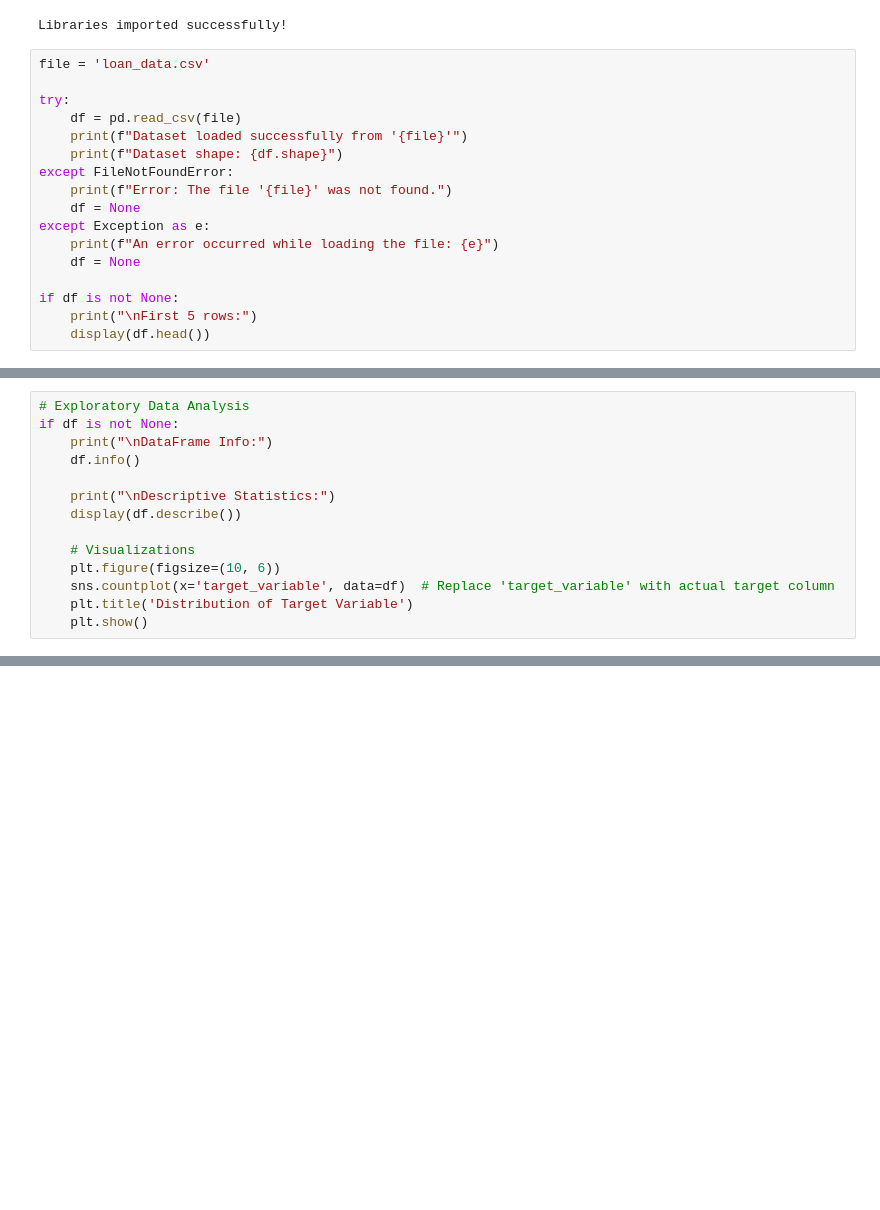
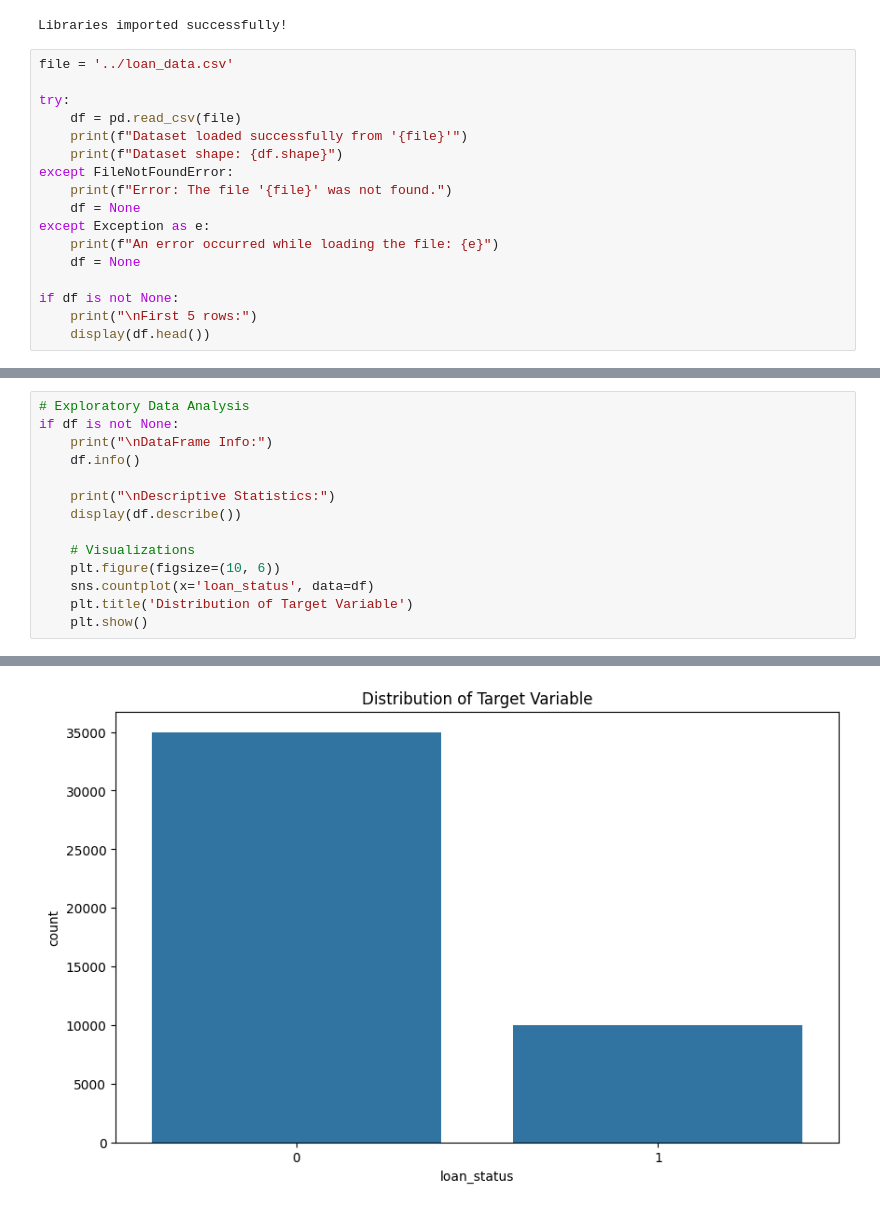
Before and after one commit to Birukdessalegn/CodeAlpha_Credit-Scoring-Model, a Jupyter notebook: notebooks/credit_scoring.ipynb, the cells around one changed output, grey strips where cells are left out. Cells and saved outputs as stored; diff of their text form; blank space fills up the shorter version.

```diff
--- a/notebooks/credit_scoring.ipynb
+++ b/notebooks/credit_scoring.ipynb
@@ -17,7 +17,7 @@ print("Libraries imported successfully!")
 # %% [output]
 Libraries imported successfully!
 # %%
-file = 'loan_data.csv'
+file = '../loan_data.csv'
 
 try:
     df = pd.read_csv(file)
@@ -46,6 +55,7 @@ if df is not None:
 
     # Visualizations
     plt.figure(figsize=(10, 6))
-    sns.countplot(x='target_variable', data=df)  # Replace 'target_variable' with actual target column
+    sns.countplot(x='loan_status', data=df)
     plt.title('Distribution of Target Variable')
     plt.show()
+# %% [output]
@@ -52,3 +88,4 @@ if df is not None:
+[figure, added]
 # %%
 # Model Training
 if df is not None:
```
Also changed, not shown: parts of 7 cells of this notebook, 2 other files.
